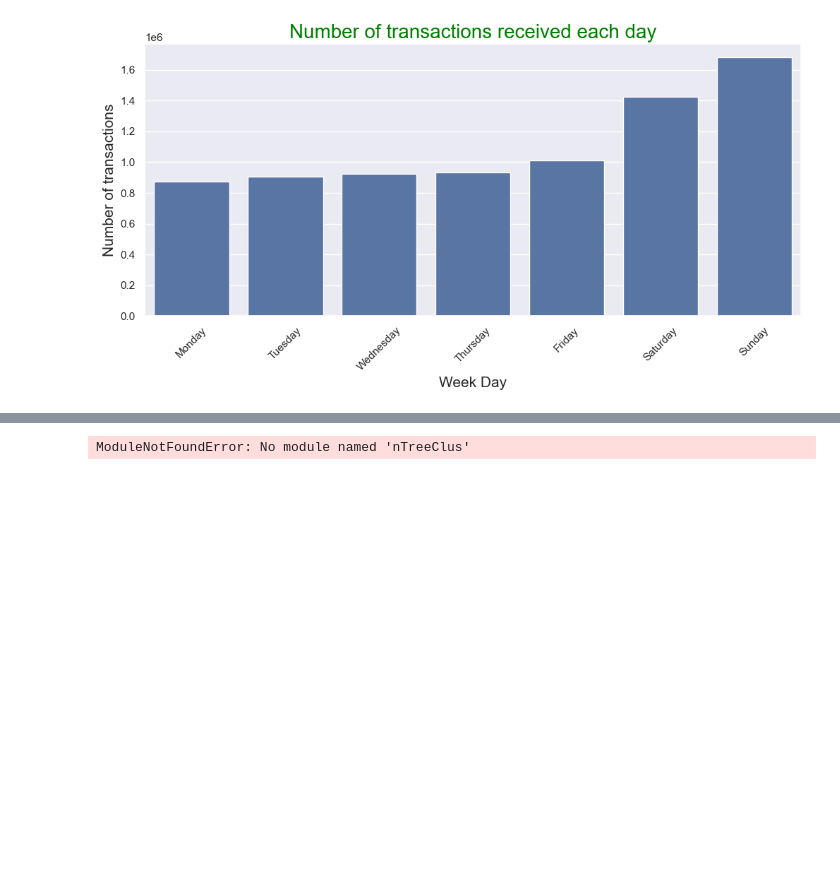
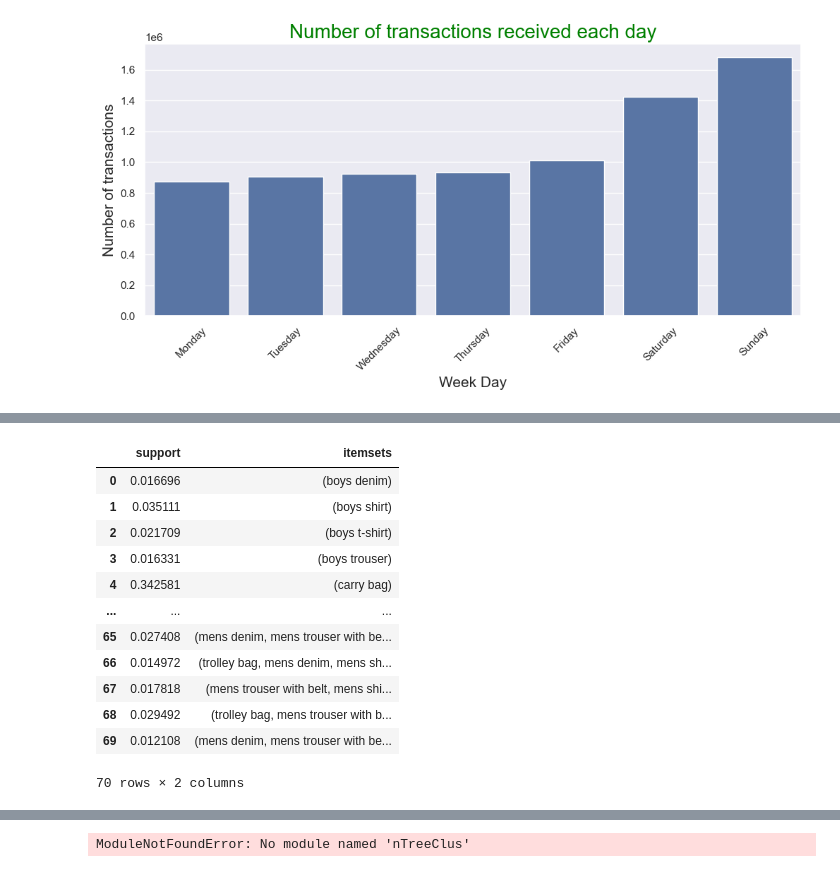
Before and after one commit to MORYKINGS/Prethesis, a Jupyter notebook: Prethesis.ipynb, the cells around one changed output, grey strips where cells are left out. Drawn from its saved outputs; the diff is of its cells as text; code cells hidden in the pictures; blank space fills up the shorter version.

```diff
--- a/Prethesis.ipynb
+++ b/Prethesis.ipynb
@@ -1015,0 +996,18 @@ ValueError: Samples can not be a single string. The input must be an iterable ov
+# %%
+# Apply Apriori algorithm (use the basket_matrix directly)
+frequent_itemsets = apriori(basket_matrix.set_index('bill_id'), min_support=0.01, use_colnames=True)
+frequent_itemsets
+# %% [output]
+|  | support | itemsets |
+| 0 | 0.016696 | (boys denim) |
+| 1 | 0.035111 | (boys shirt) |
+| 2 | 0.021709 | (boys t-shirt) |
+| 3 | 0.016331 | (boys trouser) |
+| 4 | 0.342581 | (carry bag) |
+| ... | ... | ... |
+| 65 | 0.027408 | (mens denim, mens trouser with be... |
+| 66 | 0.014972 | (trolley bag, mens denim, mens sh... |
+| 67 | 0.017818 | (mens trouser with belt, mens shi... |
+| 68 | 0.029492 | (trolley bag, mens trouser with b... |
+| 69 | 0.012108 | (mens denim, mens trouser with be... |
+70 rows × 2 columns
```
Also changed, not shown: parts of 14 cells of this notebook.
